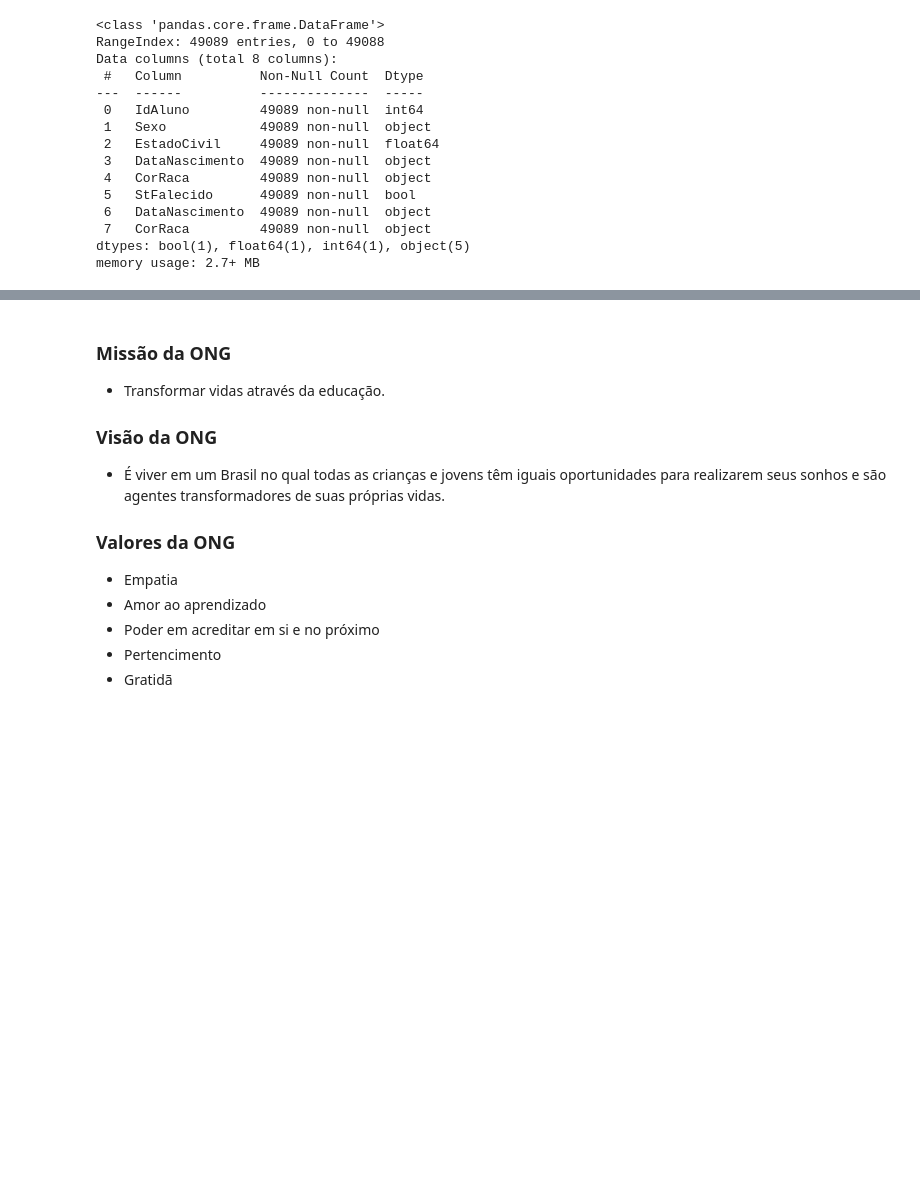
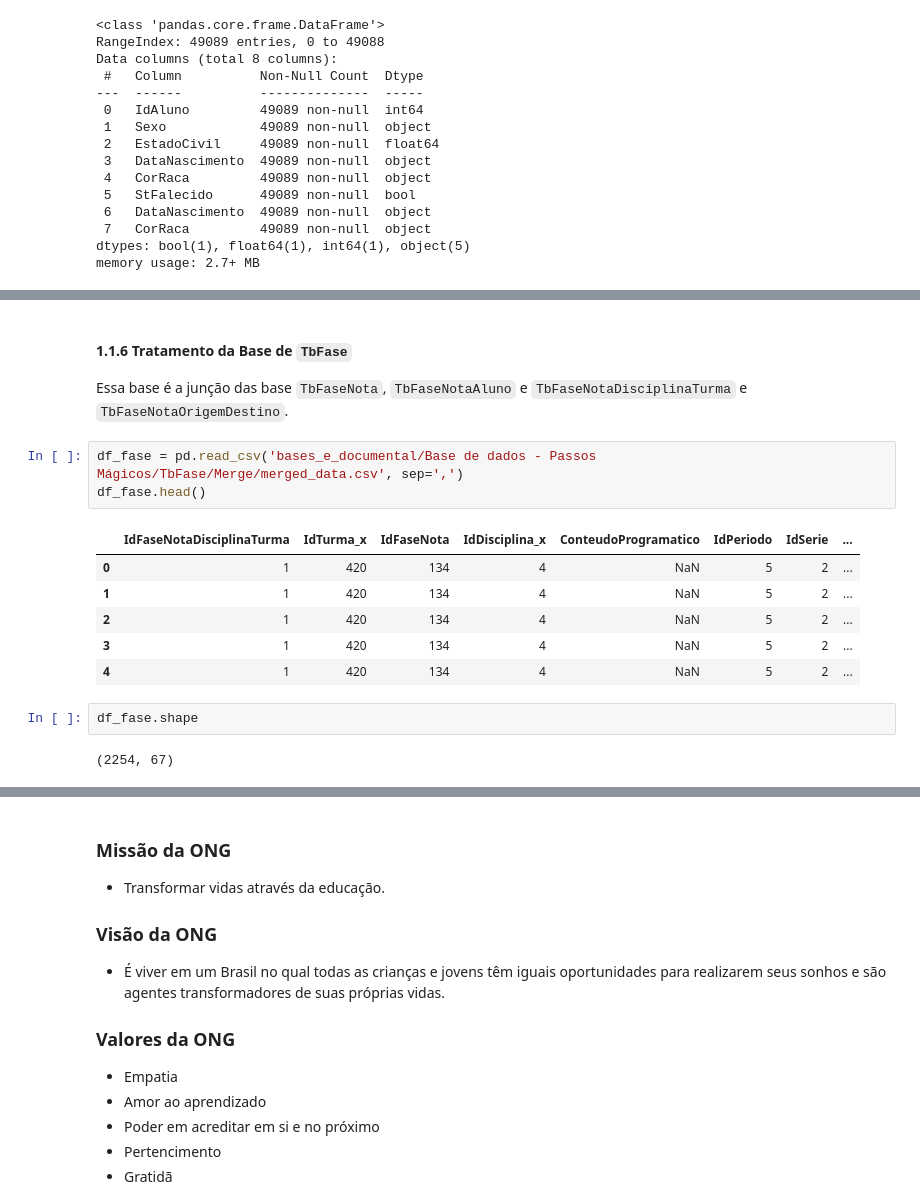
Before and after one commit to camimq/datathonFiap, a Jupyter notebook: main_analysis.ipynb, the cells around one changed output, grey strips where cells are left out. Cells and saved outputs as stored; diff of their text form; blank space fills up the shorter version.

```diff
--- a/main_analysis.ipynb
+++ b/main_analysis.ipynb
@@ -711,0 +723,18 @@ df_alunos.shape
+# %% [markdown]
+#### 1.1.6 Tratamento da Base de `TbFase`
+
+Essa base é a junção das base `TbFaseNota`, `TbFaseNotaAluno` e `TbFaseNotaDisciplinaTurma` e `TbFaseNotaOrigemDestino`.
+# %%
+df_fase = pd.read_csv('bases_e_documental/Base de dados - Passos Mágicos/TbFase/Merge/merged_data.csv', sep=',')
+df_fase.head()
+# %% [output]
+|  | IdFaseNotaDisciplinaTurma | IdTurma_x | IdFaseNota | IdDisciplina_x | ConteudoProgramatico | IdPeriodo | IdSerie | ... |
+| 0 | 1 | 420 | 134 | 4 | NaN | 5 | 2 | ... |
+| 1 | 1 | 420 | 134 | 4 | NaN | 5 | 2 | ... |
+| 2 | 1 | 420 | 134 | 4 | NaN | 5 | 2 | ... |
+| 3 | 1 | 420 | 134 | 4 | NaN | 5 | 2 | ... |
+| 4 | 1 | 420 | 134 | 4 | NaN | 5 | 2 | ... |
+# %%
+df_fase.shape
+# %% [output]
+(2254, 67)
```
Also changed, not shown: parts of 10 cells of this notebook.
